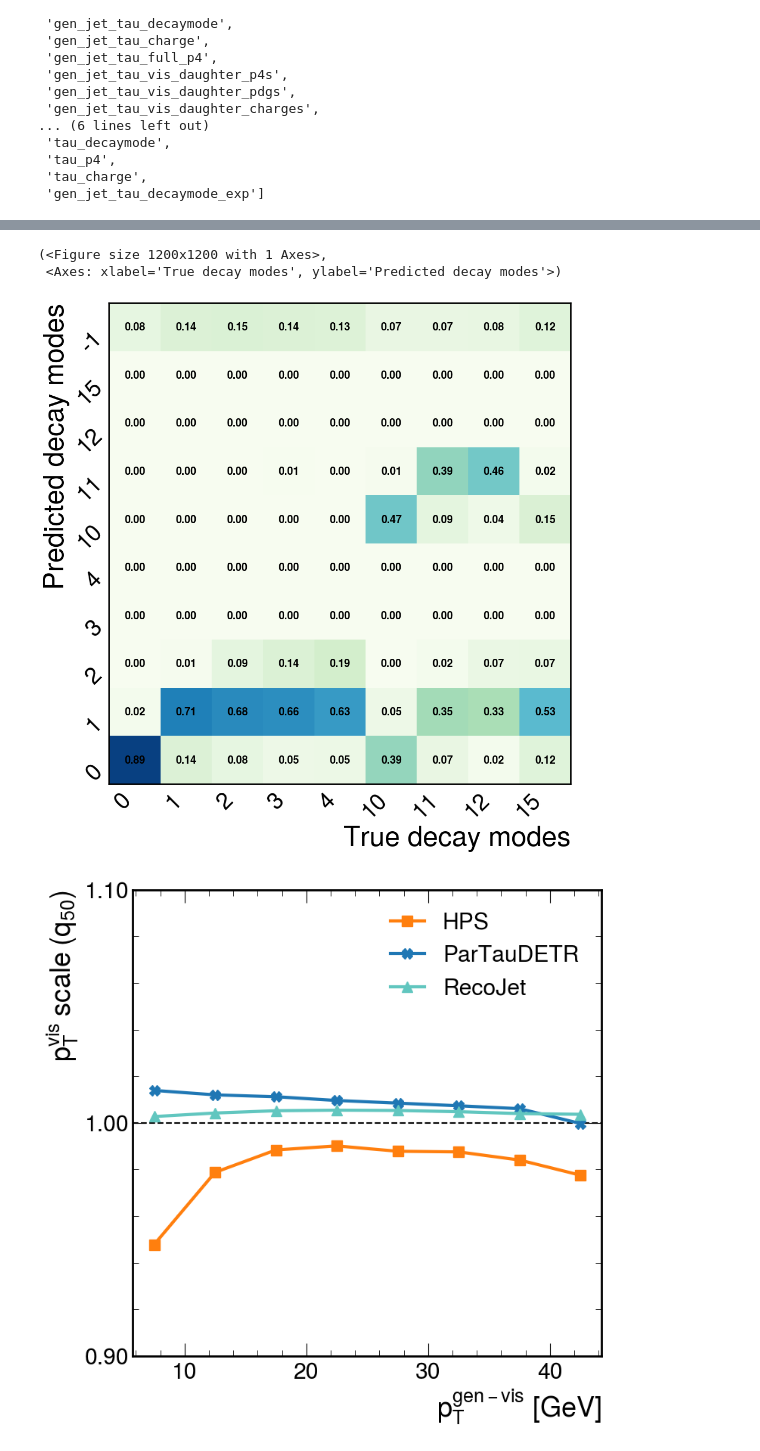
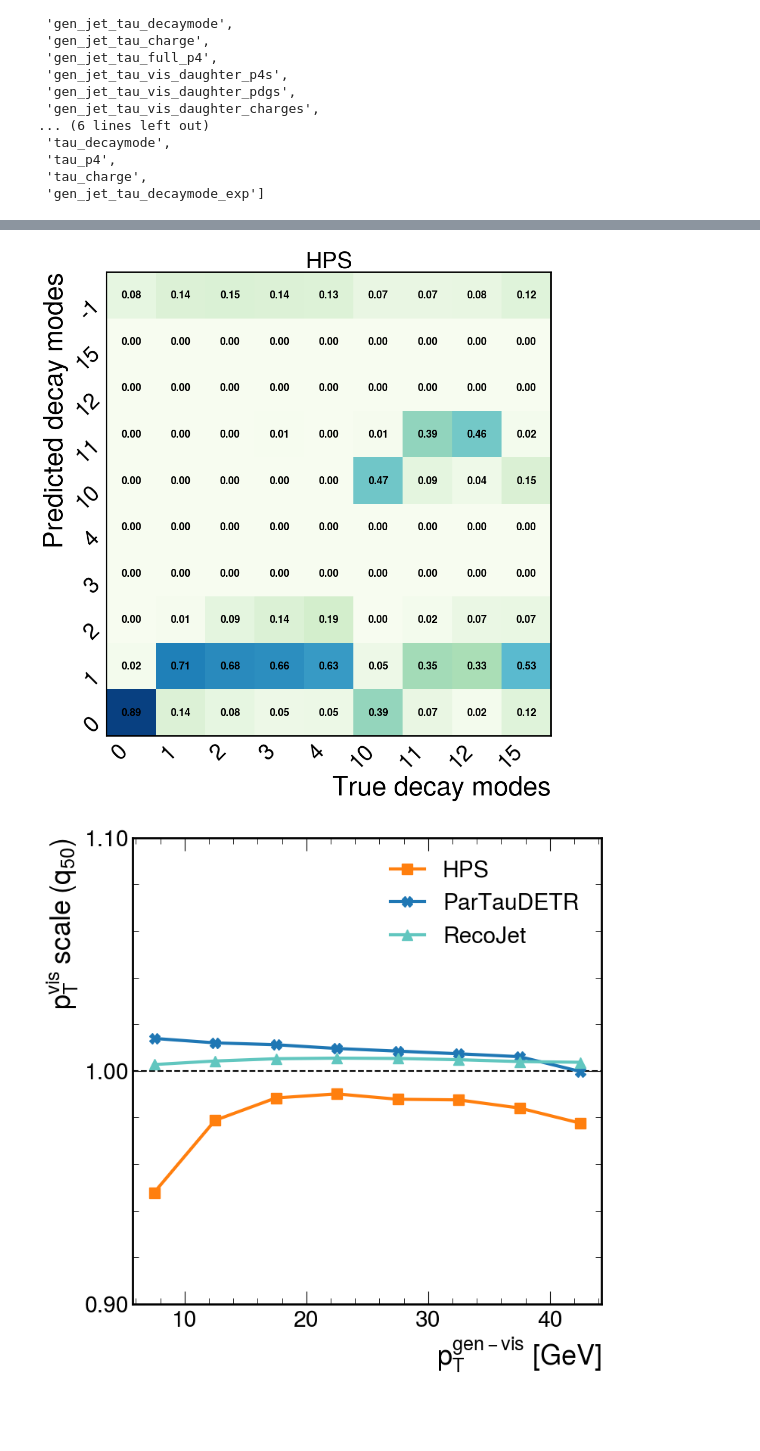
Before and after one commit to HEP-KBFI/ml-tau-model, a Jupyter notebook: mltau/notebooks/STS_model_eval_HPS.ipynb, the cells around one changed output, grey strips where cells are left out. Drawn from its saved outputs; the diff is of its cells as text; code cells hidden in the pictures; blank space fills up the shorter version.

```diff
--- a/mltau/notebooks/STS_model_eval_HPS.ipynb
+++ b/mltau/notebooks/STS_model_eval_HPS.ipynb
@@ -16,6 +15,10 @@ with initialize(version_base=None, config_path="../config", job_name="test_app")
 # %%
 HPS_pred_path = "/local/laurits/20260726_HPS_results_tauDaughter/z_test.parquet"
 ParTauDETR_path = "/home/karl/tmp/20260925_ParTauDETR_fixedLossWeights_weightSoftParentKinematics0p0_120epochs-model_best-0p500thr.parquet"
+# %%
+output_dir = os.path.expanduser("~/HPS_kin_eval")
+if not os.path.isdir(output_dir):
+  os.makedirs(output_dir)
 # %%
 hps_data = ak.from_parquet(HPS_pred_path)
 sts_data = ak.from_parquet(ParTauDETR_path)
@@ -96,9 +104,11 @@ dh.evaluate_hps_decaymode_classification(sts_data.gen_jet_tau_decaymode, sts_dat
 # %%
-dh.evaluate_hps_decaymode_classification(truth, predicted, categories)
+fig_hps_dm, ax_hps_dm = dh.evaluate_hps_decaymode_classification(truth, predicted, categories)
+ax_hps_dm.set_title("HPS")
+fig_hps_dm.savefig(os.path.join(output_dir, "hps_dm.pdf"), dpi=300, bbox_inches="tight")
+display(fig_hps_dm)
+plt.close(fig_hps_dm)
 # %% [output]
-(<Figure size 1200x1200 with 1 Axes>,
- <Axes: xlabel='True decay modes', ylabel='Predicted decay modes'>)
-[figure, old version]
+[figure, new version]
 # %%
 from mltau.tools.evaluation import kinematics as k
 # %%
```
Also changed, not shown: parts of 7 cells of this notebook.
